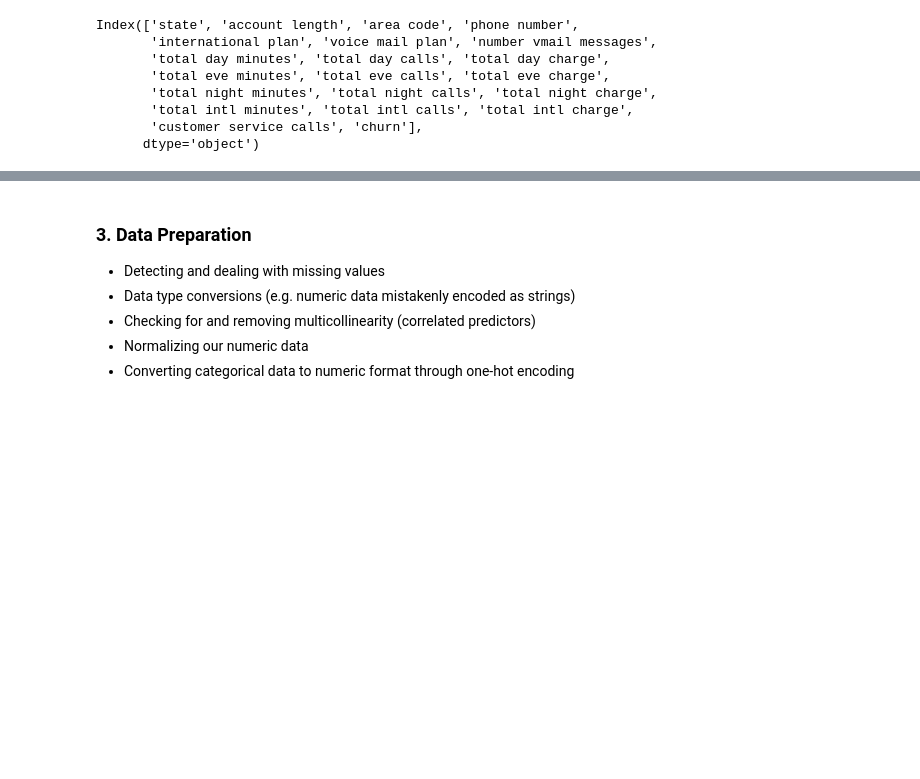
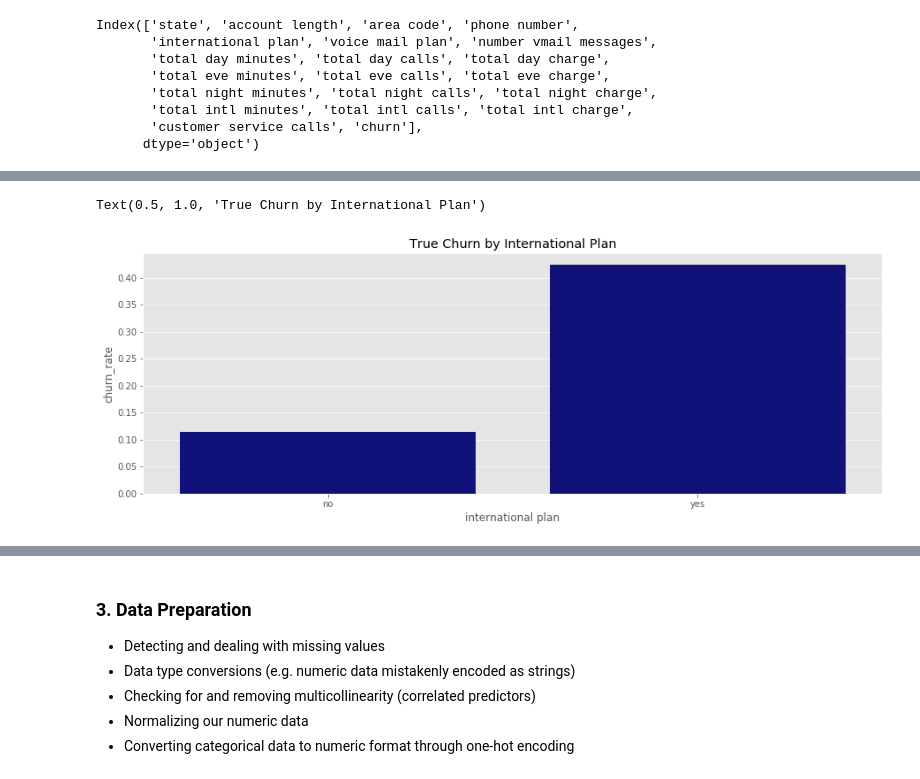
Before and after one commit to akaigraham/Predicting-Customer-Churn, a Jupyter notebook: Untitled.ipynb, the cells around one changed output, grey strips where cells are left out. Cells and saved outputs as stored; diff of their text form; code cells hidden in the pictures; blank space fills up the shorter version.

```diff
--- a/Untitled.ipynb
+++ b/Untitled.ipynb
@@ -320,0 +349,10 @@ Index(['state', 'account length', 'area code'], dtype='object')
+# %%
+# replot
+plt.figure(figsize=(15, 5))
+sns.barplot(international_plan_churn['international plan'],
+            international_plan_churn['churn_rate'],
+            color='darkblue')
+plt.title('True Churn by International Plan')
+# %% [output]
+Text(0.5, 1.0, 'True Churn by International Plan')
+[figure, added]
```
Also changed, not shown: parts of 17 cells of this notebook.
